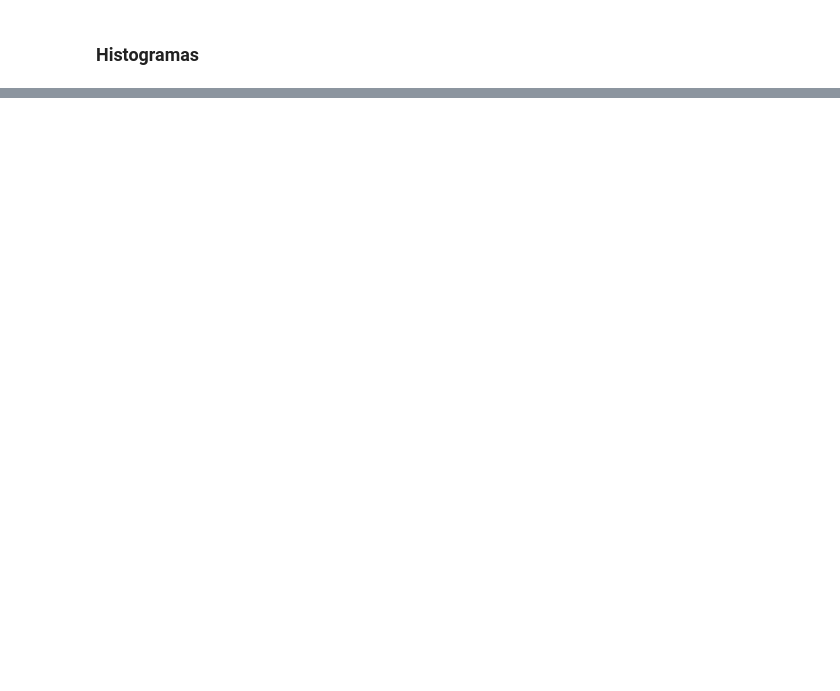
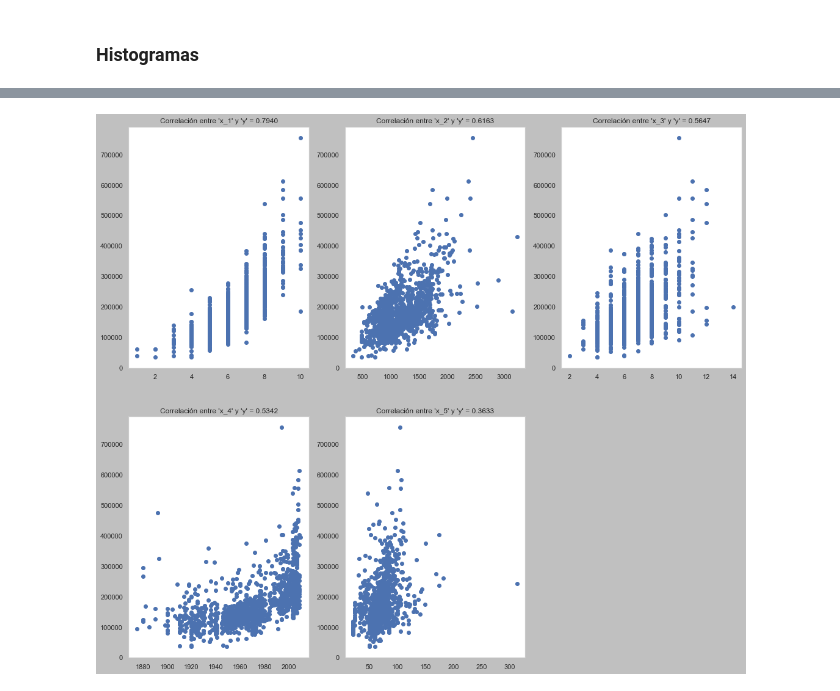
Before and after one commit to hugovi8/Proyecto_final, a Jupyter notebook: Proyecto_final.ipynb, the cells around one changed output, grey strips where cells are left out. Saved outputs shown, nothing was run; the diff lists cells and outputs as text; code cells hidden in the pictures; blank space fills up the shorter version.

```diff
--- a/Proyecto_final.ipynb
+++ b/Proyecto_final.ipynb
@@ -60,0 +66,15 @@ for i in range(6):
+# %%
+x_training_data = training_data[:,1:]
+y_training_data = training_data[:rownum+1,0] # separando variables independientes de las dependientes, se agrego dimensinalidad en las filas de y training
+#debido a que para calcular el coeficiente de correlación se debe tener la misma dimensión
+# %%
+fig = plt.figure(figsize=(18, 16),facecolor='silver')
+sns.set_style("whitegrid", {'axes.grid' : False})
+for i in range(1,6):
+    ign = np.isnan(x_training_data[:,i-1])
+    corre = np.corrcoef(x_training_data[~ign,i-1],y_training_data[~ign])[1,0]
+    plt.subplot(2,3,i)
+    plt.title("Correlación entre 'x_%i' y 'y' = %0.4f"%(i,corre))
+    plt.scatter(x_training_data[~ign,i-1],y_training_data[~ign]) #la característica 5 tiene ciertos datos no numéricos, es por ello que se necesita quitarlos
+# %% [output]
+[figure, added]
```
Also changed, not shown: parts of 8 cells of this notebook.
